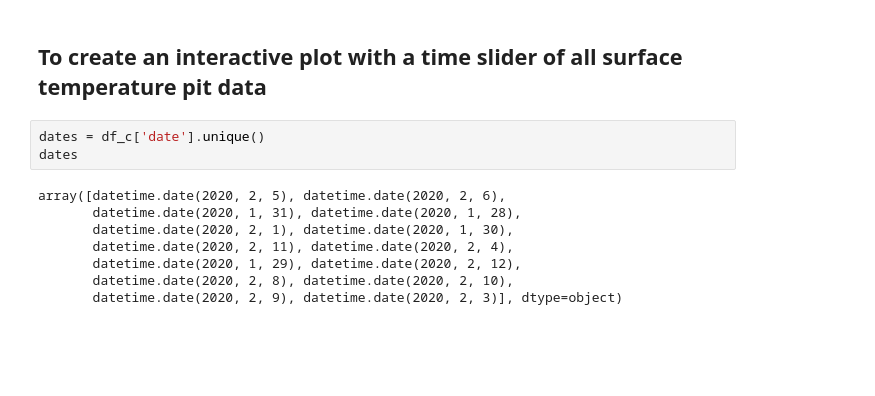
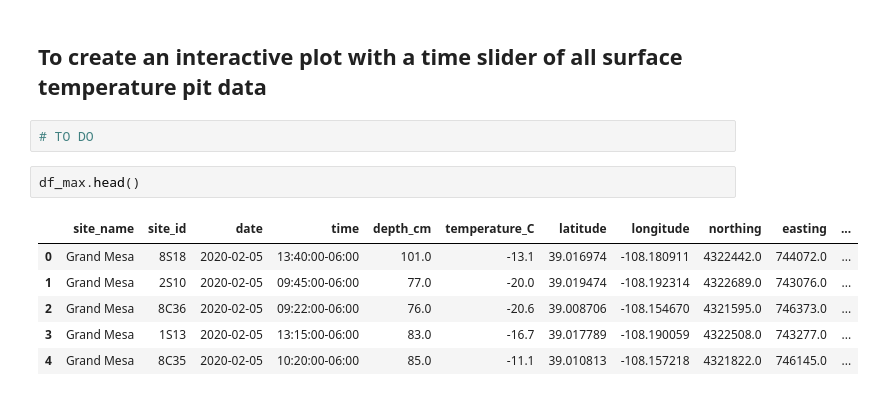
Before and after one commit to snowex-hackweek/hot-pow, a Jupyter notebook: contributors/Jeremy_Johnston/QueryPractice.ipynb, the cells around one changed output. Drawn from its saved outputs; the diff is of its cells as text; blank space fills up the shorter version.

```diff
--- a/contributors/Jeremy_Johnston/QueryPractice.ipynb
+++ b/contributors/Jeremy_Johnston/QueryPractice.ipynb
@@ -219,14 +222,14 @@ session.close()
 [figure]
 # %% [markdown]
 ## To create an interactive plot with a time slider of all surface temperature pit data
-# %%
-dates = df_c['date'].unique()
-dates
-# %% [output]
-array([datetime.date(2020, 2, 5), datetime.date(2020, 2, 6),
-       datetime.date(2020, 1, 31), datetime.date(2020, 1, 28),
-       datetime.date(2020, 2, 1), datetime.date(2020, 1, 30),
-       datetime.date(2020, 2, 11), datetime.date(2020, 2, 4),
-       datetime.date(2020, 1, 29), datetime.date(2020, 2, 12),
-       datetime.date(2020, 2, 8), datetime.date(2020, 2, 10),
-       datetime.date(2020, 2, 9), datetime.date(2020, 2, 3)], dtype=object)
+# %%
+# TO DO
+# %%
+df_max.head()
+# %% [output]
+|  | site_name | site_id | date | time | depth_cm | temperature_C | latitude | longitude | northing | easting | ... |
+| 0 | Grand Mesa | 8S18 | 2020-02-05 | 13:40:00-06:00 | 101.0 | -13.1 | 39.016974 | -108.180911 | 4322442.0 | 744072.0 | ... |
+| 1 | Grand Mesa | 2S10 | 2020-02-05 | 09:45:00-06:00 | 77.0 | -20.0 | 39.019474 | -108.192314 | 4322689.0 | 743076.0 | ... |
+| 2 | Grand Mesa | 8C36 | 2020-02-05 | 09:22:00-06:00 | 76.0 | -20.6 | 39.008706 | -108.154670 | 4321595.0 | 746373.0 | ... |
+| 3 | Grand Mesa | 1S13 | 2020-02-05 | 13:15:00-06:00 | 83.0 | -16.7 | 39.017789 | -108.190059 | 4322508.0 | 743277.0 | ... |
+| 4 | Grand Mesa | 8C35 | 2020-02-05 | 10:20:00-06:00 | 85.0 | -11.1 | 39.010813 | -108.157218 | 4321822.0 | 746145.0 | ... |
```
Also changed, not shown: parts of 2 cells of this notebook, 4 other files.
